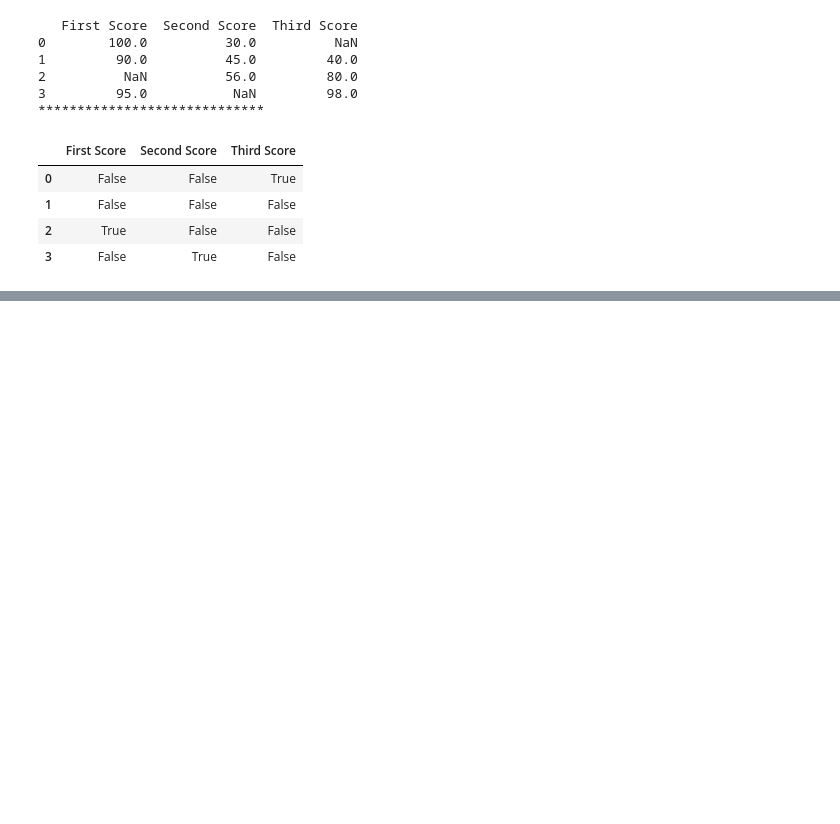
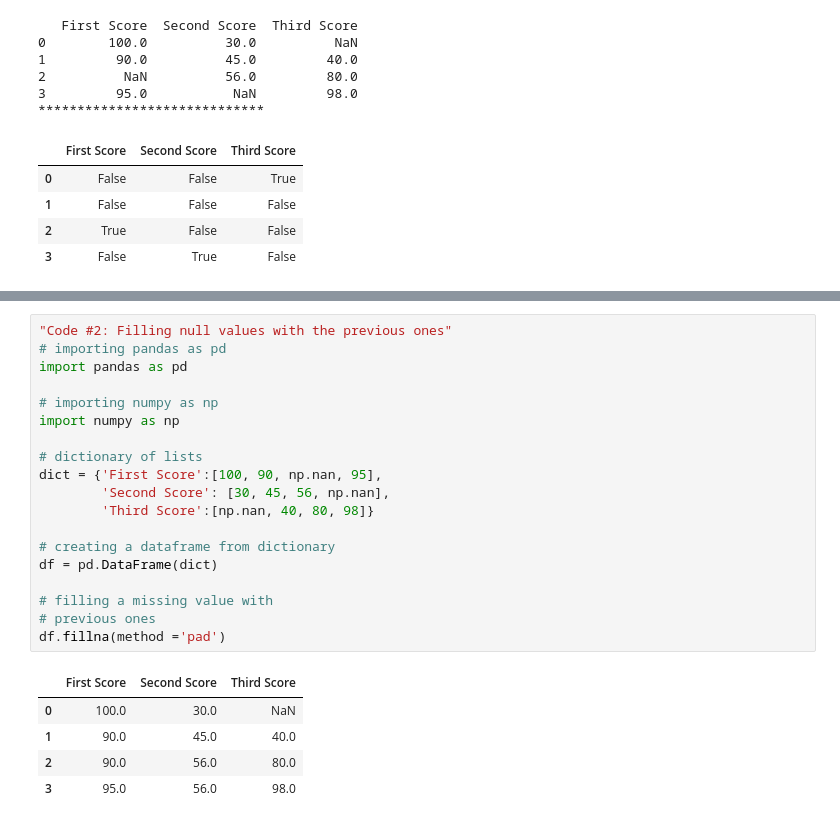
Before and after one commit to V-Nayak/python-basics, a Jupyter notebook: 14_Pandas_Manupulating_Data.ipynb, the cells around one changed output, grey strips where cells are left out. Saved outputs shown, nothing was run; the diff lists cells and outputs as text; blank space fills up the shorter version.

```diff
--- a/14_Pandas_Manupulating_Data.ipynb
+++ b/14_Pandas_Manupulating_Data.ipynb
@@ -259,0 +337,25 @@ df.isnull().sum() # find the sum of null values column wise
+# %%
+"Code #2: Filling null values with the previous ones"
+# importing pandas as pd
+import pandas as pd
+
+# importing numpy as np
+import numpy as np
+
+# dictionary of lists
+dict = {'First Score':[100, 90, np.nan, 95],
+		'Second Score': [30, 45, 56, np.nan],
+		'Third Score':[np.nan, 40, 80, 98]}
+
+# creating a dataframe from dictionary
+df = pd.DataFrame(dict)
+
+# filling a missing value with
+# previous ones
+df.fillna(method ='pad')
+# %% [output]
+|  | First Score | Second Score | Third Score |
+| 0 | 100.0 | 30.0 | NaN |
+| 1 | 90.0 | 45.0 | 40.0 |
+| 2 | 90.0 | 56.0 | 80.0 |
+| 3 | 95.0 | 56.0 | 98.0 |
```
Also changed, not shown: parts of 7 cells of this notebook.
